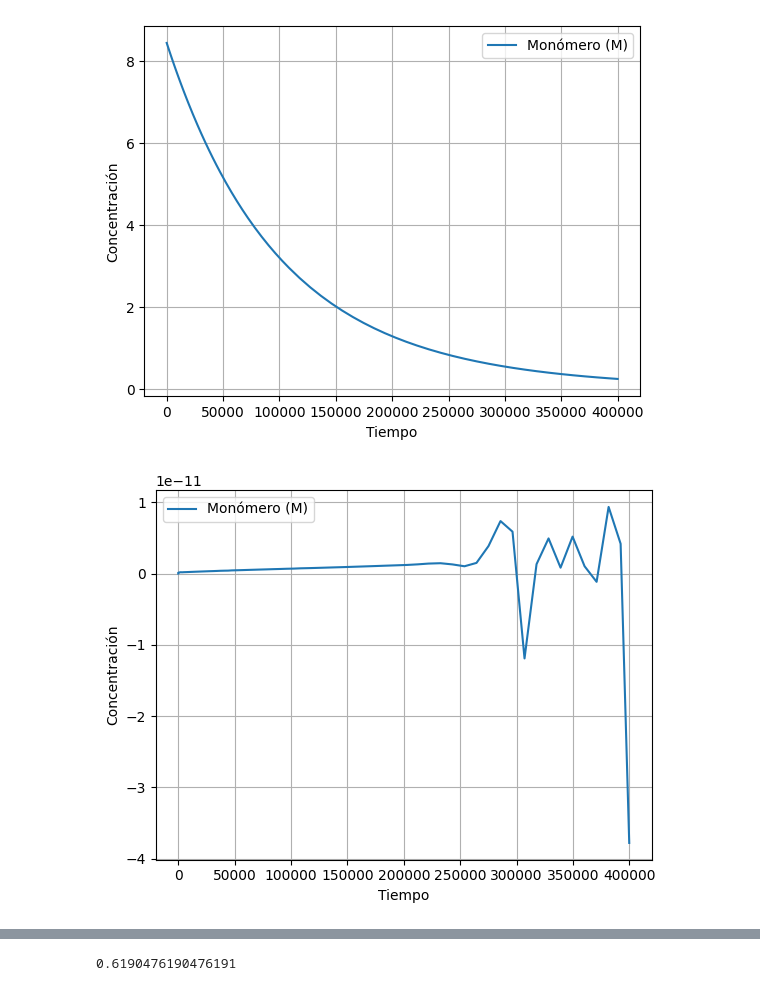
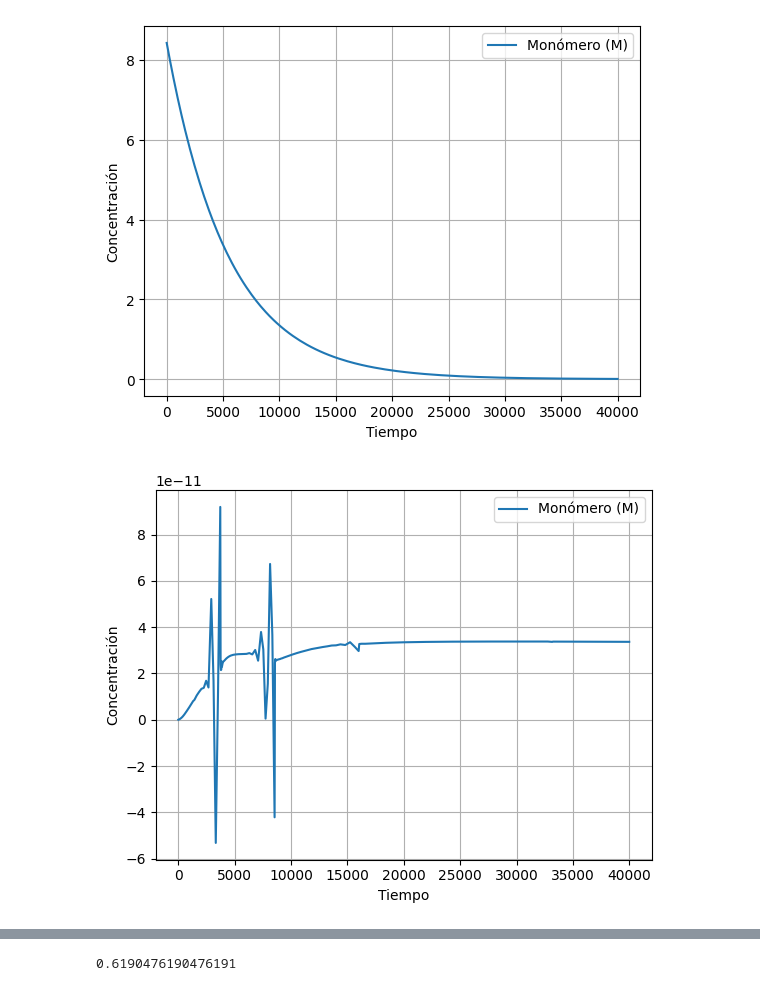
Before and after one commit to NicolasHeredia/KR_method, a Jupyter notebook: kr_first_test.ipynb, the cells around one changed output, grey strips where cells are left out. Drawn from its saved outputs; the diff is of its cells as text; code cells hidden in the pictures.

```diff
--- a/kr_first_test.ipynb
+++ b/kr_first_test.ipynb
@@ -5,7 +5,7 @@ from scipy.integrate import solve_ivp
 # constants #
 
 ki = 1.2e-06 # 1/s
-kp = 500 # L/mol*s
+kp = 6500 # L/mol*s
 ktc = 6e06 # L/mol*s
 ktd = 6e06 # L/mol*s
 kfm = 9.1e-02 # L/mol*s
@@ -13,7 +13,7 @@ kfp = 0.5 # L/mol*s
 kpp = 0.05 # L/mol*s
 f = 1.0
 M0 = 8.43 # mol/L
-I0 = 0.001 #mol/L
+I0 = 0.002 #mol/L
 # %%
 def lambda_0(I): # moment zero for radicals
     return np.sqrt((2 * f * ki * I) / ktd)
@@ -29,10 +26,7 @@ def lambda_1(M, L0, mu_1, mu_2): # momento one for radicals
 # %%
 # Crear un array de 400 valores para n
-n1 = np.arange(1, 11) * 10
-n2 = np.arange(11, 51) * 150
-n3 = np.arange(51, 401) * 2500  # Va de 1*2500 a 400*2500
-n = np.concatenate((n1, n2, n3))
+n = np.arange(1, 401) * 2500  # Va de 1*2500 a 400*2500
 
 # Crear un array con 400 elementos para b
-b = np.diff(n)
-b = np.append(b, 2500)
+b = 1.0 / np.diff(n)
+b = np.append(b, b[-1])
@@ -85,7 +99,7 @@ y0 = np.zeros(805)
 y0[0] = I0
 y0[1] = M0
 
-time = [0, 400000]
+time = [0, 40000]
 # %%
 sol = solve_ivp(
       balances_KR,
@@ -107,14 +121,14 @@ plt.ylabel("Concentración")
 plt.grid()
 plt.show()
 # %% [output]
-[figure, old version]
+[figure, new version]
 # %%
 #plt.plot(sol.t, sol.y[0], label="Iniciador (I)")
-plt.plot(sol.t, sol.y[750], label="Monómero (M)")
+plt.plot(sol.t, sol.y[250], label="Monómero (M)")
 plt.legend()
 plt.xlabel("Tiempo")
 plt.ylabel("Concentración")
 plt.grid()
 plt.show()
 # %% [output]
-[figure, old version]
+[figure, new version]
```
Also changed, not shown: parts of 6 cells of this notebook.
